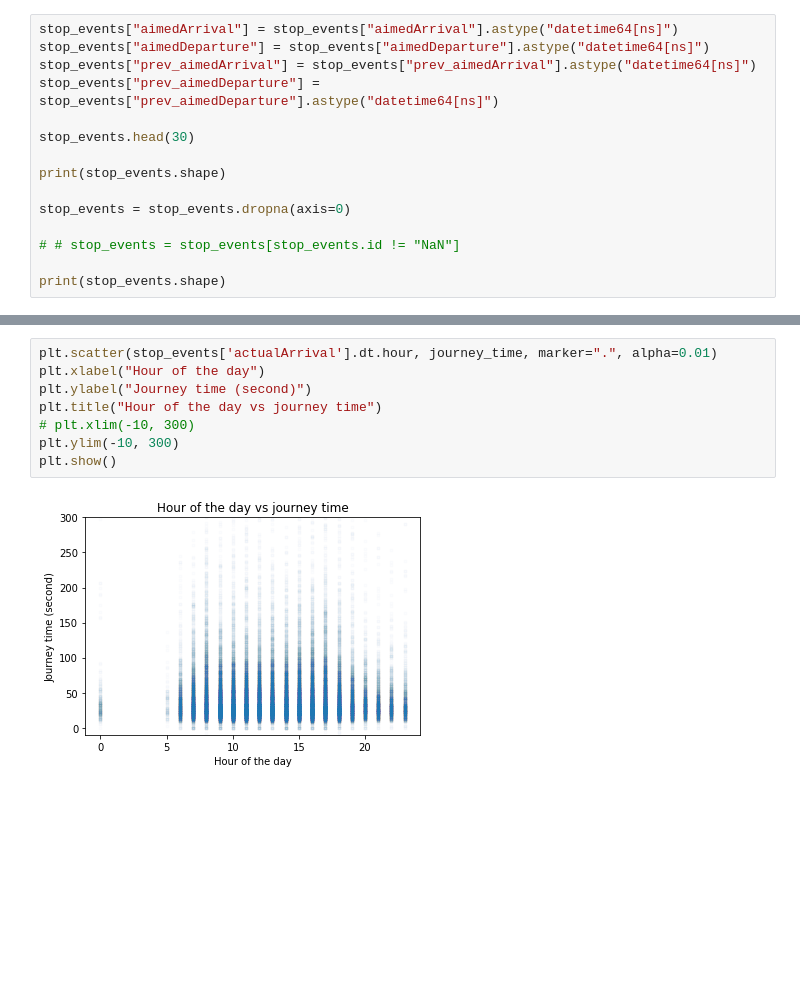
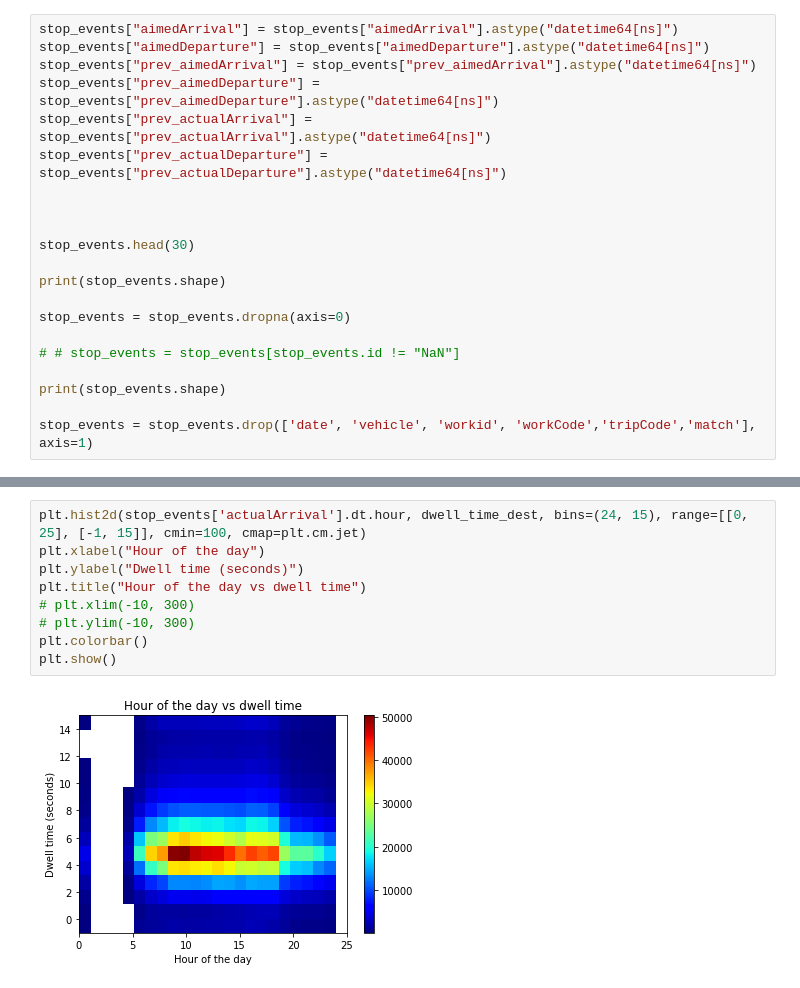
Before and after one commit to gingertom/buses, a Jupyter notebook: Data Exploration/Stop events EDA.ipynb, the cells around one changed output, grey strips where cells are left out. Cells and saved outputs as stored; diff of their text form; blank space fills up the shorter version.

```diff
--- a/Data Exploration/Stop events EDA.ipynb
+++ b/Data Exploration/Stop events EDA.ipynb
@@ -20,6 +40,10 @@ stop_events["aimedArrival"] = stop_events["aimedArrival"].astype("datetime64[ns]
 stop_events["aimedDeparture"] = stop_events["aimedDeparture"].astype("datetime64[ns]")
 stop_events["prev_aimedArrival"] = stop_events["prev_aimedArrival"].astype("datetime64[ns]")
 stop_events["prev_aimedDeparture"] = stop_events["prev_aimedDeparture"].astype("datetime64[ns]")
+stop_events["prev_actualArrival"] = stop_events["prev_actualArrival"].astype("datetime64[ns]")
+stop_events["prev_actualDeparture"] = stop_events["prev_actualDeparture"].astype("datetime64[ns]")
+
+
 
 stop_events.head(30)
 
@@ -30,4 +54,6 @@ stop_events = stop_events.dropna(axis=0)
 # # stop_events = stop_events[stop_events.id != "NaN"]
 
 print(stop_events.shape)
+
+stop_events = stop_events.drop(['date', 'vehicle', 'workid', 'workCode','tripCode','match'], axis=1)
 # %% [output]
@@ -119,10 +170,11 @@ plt.show()
 # %%
-plt.scatter(stop_events['actualArrival'].dt.hour, journey_time, marker=".", alpha=0.01)
+plt.hist2d(stop_events['actualArrival'].dt.hour, dwell_time_dest, bins=(24, 15), range=[[0, 25], [-1, 15]], cmin=100, cmap=plt.cm.jet)
 plt.xlabel("Hour of the day")
-plt.ylabel("Journey time (second)")
-plt.title("Hour of the day vs journey time")
+plt.ylabel("Dwell time (seconds)")
+plt.title("Hour of the day vs dwell time")
 # plt.xlim(-10, 300)
-plt.ylim(-10, 300)
+# plt.ylim(-10, 300)
+plt.colorbar()
 plt.show()
 # %% [output]
-[figure, old version]
+[figure, new version]
```
Also changed, not shown: parts of 25 cells of this notebook.
